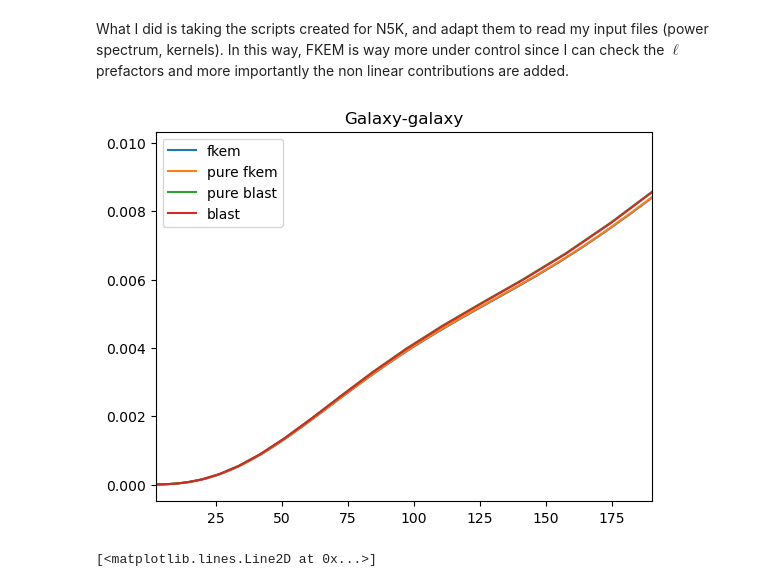
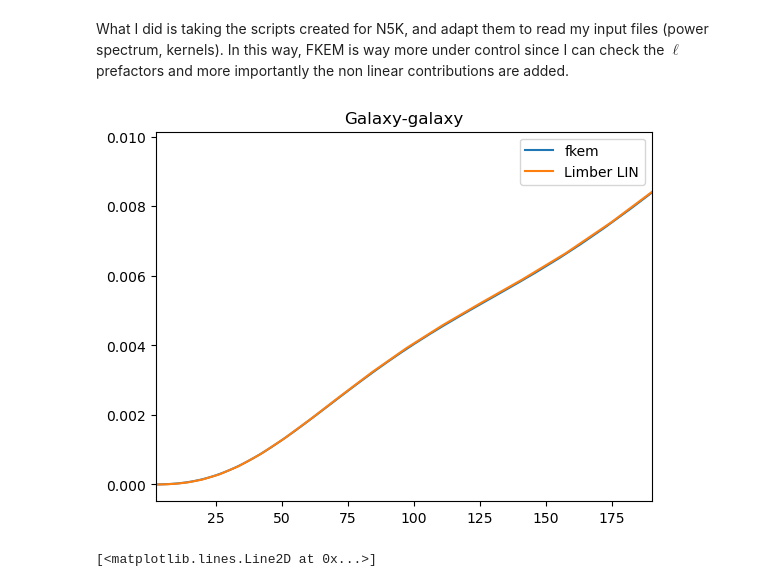
Before and after one commit to sofiachiarenza/Blastoise, a Jupyter notebook: overview.ipynb, the cells around one changed output. Drawn from its saved outputs; the diff is of its cells as text; code cells hidden in the pictures.

Commit message:
latest plots

```diff
--- a/overview.ipynb
+++ b/overview.ipynb
@@ -495,18 +499,18 @@ limber_ss_nl = np.load("blast_cls/blast_ss_nonlin.npy")
 # %%
 plt.plot(l_fkem, l_fkem*(l_fkem+1)*(gg_fkem), label="fkem")
-plt.plot(l_fkem, l_fkem*(l_fkem+1)*cls_gg_pure, label="pure fkem")
-plt.plot(ell_list, pure_blast_gg, label="pure blast")
-#plt.plot(ell_list, limber_gg, label="Limber LIN")
+#plt.plot(l_fkem, l_fkem*(l_fkem+1)*cls_gg_pure, label="pure fkem")
+#plt.plot(ell_list, pure_blast_gg, label="pure blast")
+plt.plot(ell_list, limber_gg, label="Limber LIN")
 #plt.plot(ell_list, limber_gg_nl, label="Limber NL")
-plt.plot(ell_list, D_gg, label="blast")
+#plt.plot(ell_list, D_gg, label="blast")
 #plt.plot(ell_list, ell_list * (ell_list +1) * new_ccl_gg, label="ccl" )
 plt.legend()
 #plt.yscale("log")
 #plt.xscale("log")
 plt.xlim(2,190)
 plt.title("Galaxy-galaxy");
 # %% [output]
-[figure, old version]
+[figure, new version]
 # %%
 import scipy as sp
 gg = sp.interpolate.interp1d(ell_list, D_gg/(ell_list*(ell_list+1)))
```
Also changed, not shown: parts of 8 cells of this notebook, 2 other files.
